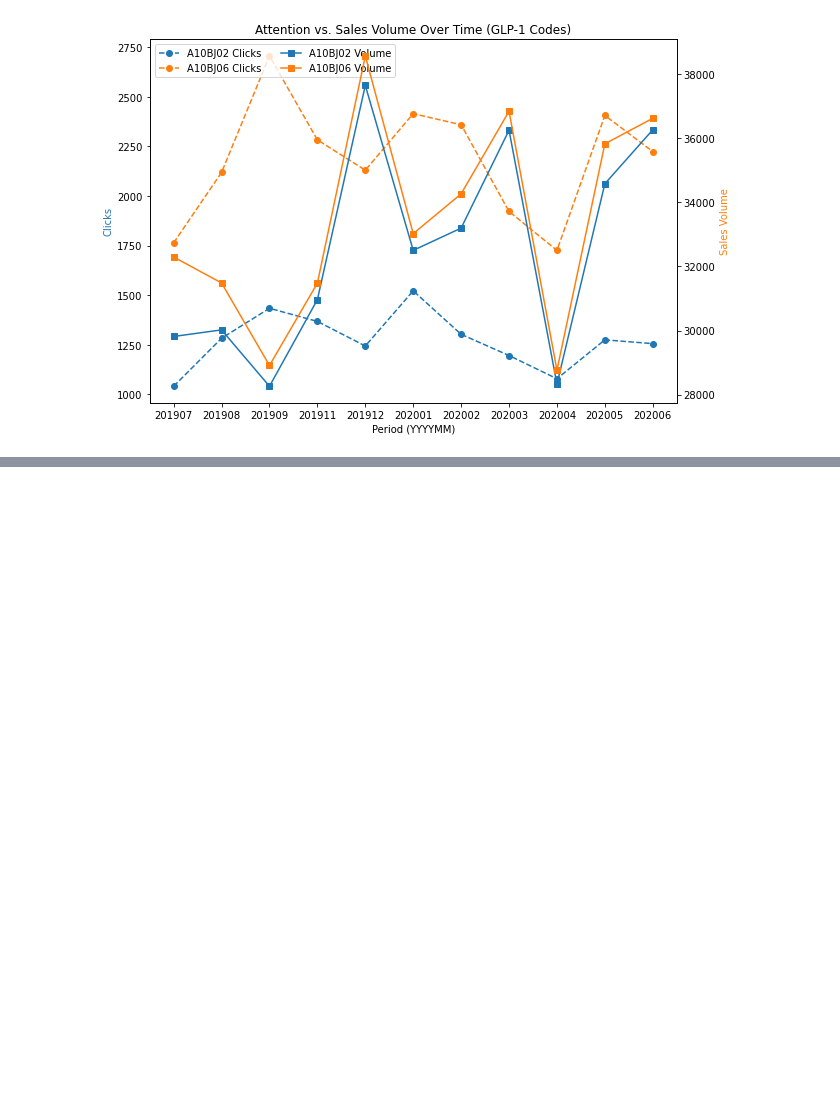
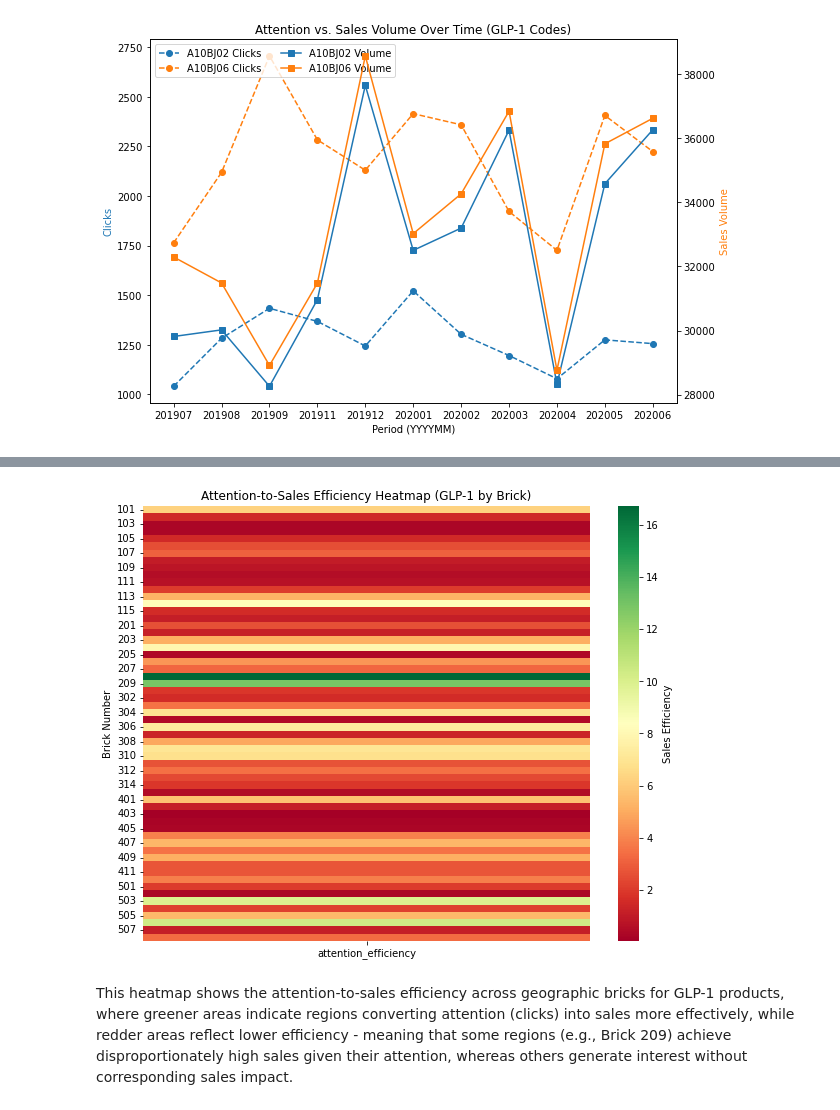
Before and after one commit to sille97/bigdata, a Jupyter notebook: code/eda.ipynb, the cells around one changed output, grey strips where cells are left out. Cells and saved outputs as stored; diff of their text form; code cells hidden in the pictures; blank space fills up the shorter version.

```diff
--- a/code/eda.ipynb
+++ b/code/eda.ipynb
@@ -608,0 +659,14 @@ plt.show()
+# %%
+plt.figure(figsize=(10,8))
+sns.heatmap(
+    brick_summary.pivot_table(values="attention_efficiency", columns=None, index="brick_nr"),
+    cmap="RdYlGn",
+    cbar_kws={'label': 'Sales Efficiency'}
+)
+plt.title("Attention-to-Sales Efficiency Heatmap (GLP-1 by Brick)")
+plt.ylabel("Brick Number")
+plt.show()
+# %% [output]
+[figure, added]
+# %% [markdown]
+This heatmap shows the attention-to-sales efficiency across geographic bricks for GLP-1 products, where greener areas indicate regions converting attention (clicks) into sales more effectively, while redder areas reflect lower efficiency - meaning that some regions (e.g., Brick 209) achieve disproportionately high sales given their attention, whereas others generate interest without corresponding sales impact.
```
Also changed, not shown: parts of 5 cells of this notebook, 1 other file.
